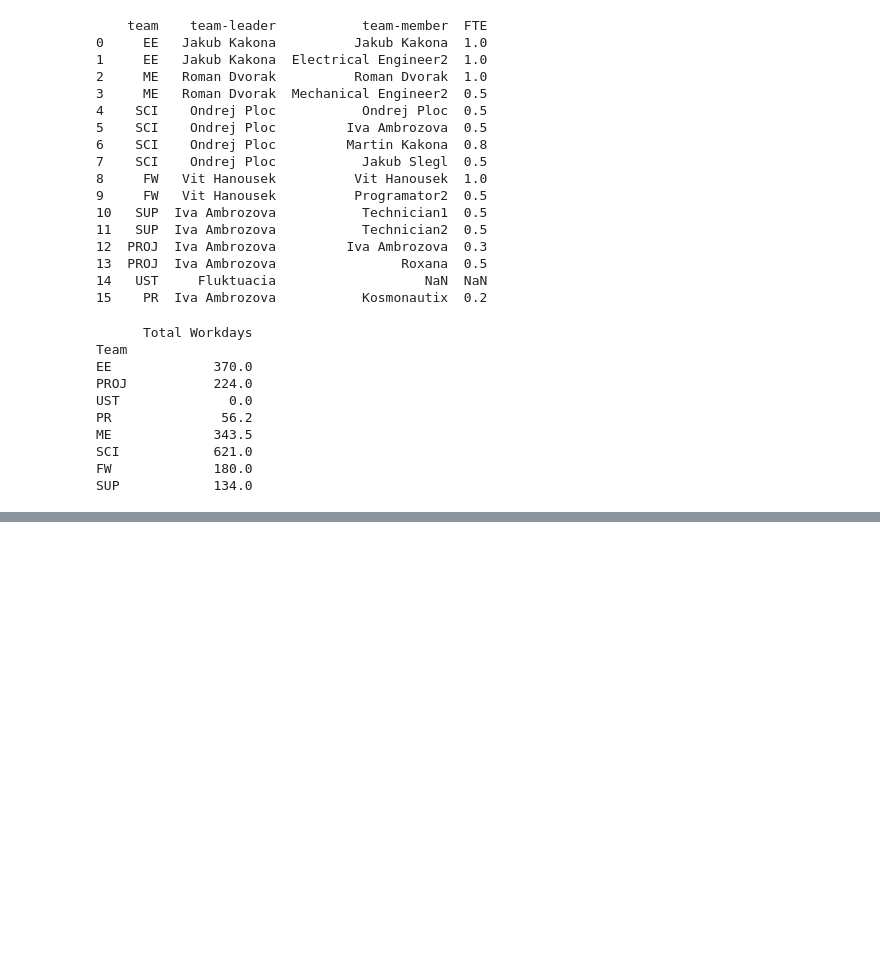
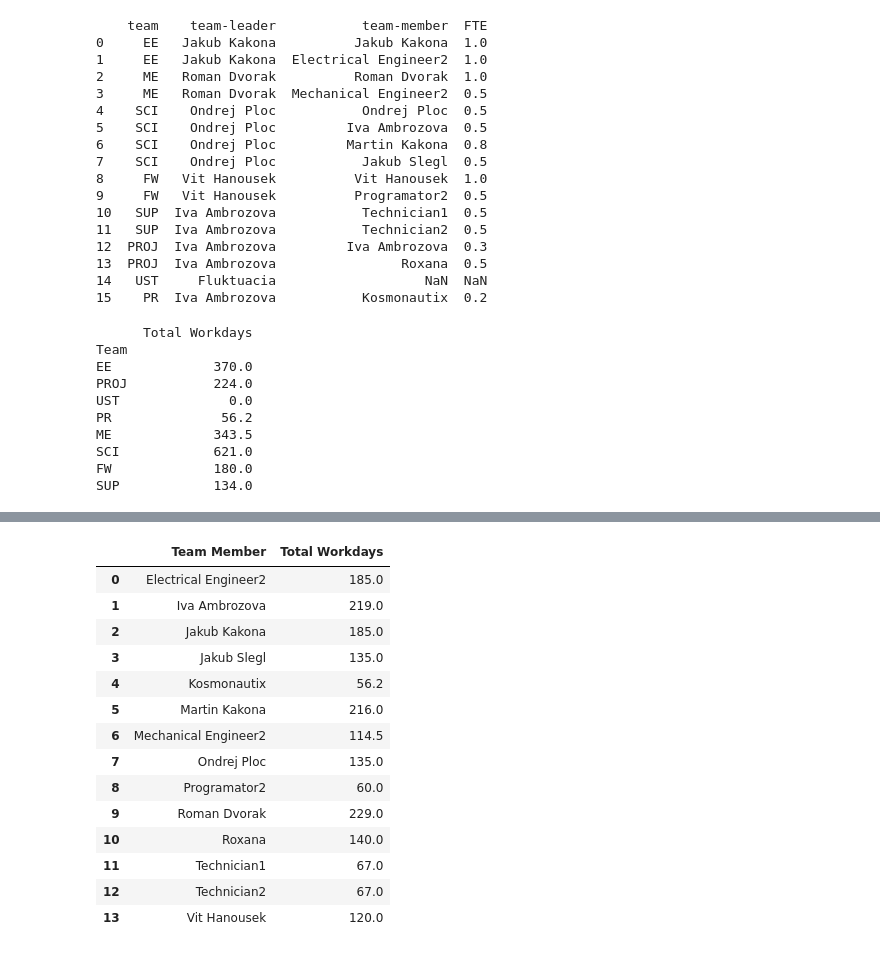
Before and after one commit to ODZ-UJF-AV-CR/planner, a Jupyter notebook: planner.ipynb, the cells around one changed output, grey strips where cells are left out. Saved outputs shown, nothing was run; the diff lists cells and outputs as text; code cells hidden in the pictures; blank space fills up the shorter version.

```diff
--- a/planner.ipynb
+++ b/planner.ipynb
@@ -346,2 +349,27 @@ workdays_per_member_df
 # %%
 workdays_per_member_df.to_csv('workdays.csv')
+# %%
+# Group by team member and sum their workdays
+total_workdays_per_member = workdays_per_member_df.groupby("Team Member")["Workdays"].sum().reset_index()
+
+# Rename columns for clarity
+total_workdays_per_member.columns = ["Team Member", "Total Workdays"]
+
+# Display the resulting DataFrame
+total_workdays_per_member
+# %% [output]
+|  | Team Member | Total Workdays |
+| 0 | Electrical Engineer2 | 185.0 |
+| 1 | Iva Ambrozova | 219.0 |
+| 2 | Jakub Kakona | 185.0 |
+| 3 | Jakub Slegl | 135.0 |
+| 4 | Kosmonautix | 56.2 |
+| 5 | Martin Kakona | 216.0 |
+| 6 | Mechanical Engineer2 | 114.5 |
+| 7 | Ondrej Ploc | 135.0 |
+| 8 | Programator2 | 60.0 |
+| 9 | Roman Dvorak | 229.0 |
+| 10 | Roxana | 140.0 |
+| 11 | Technician1 | 67.0 |
+| 12 | Technician2 | 67.0 |
+| 13 | Vit Hanousek | 120.0 |
```
Also changed, not shown: parts of 2 cells of this notebook.
